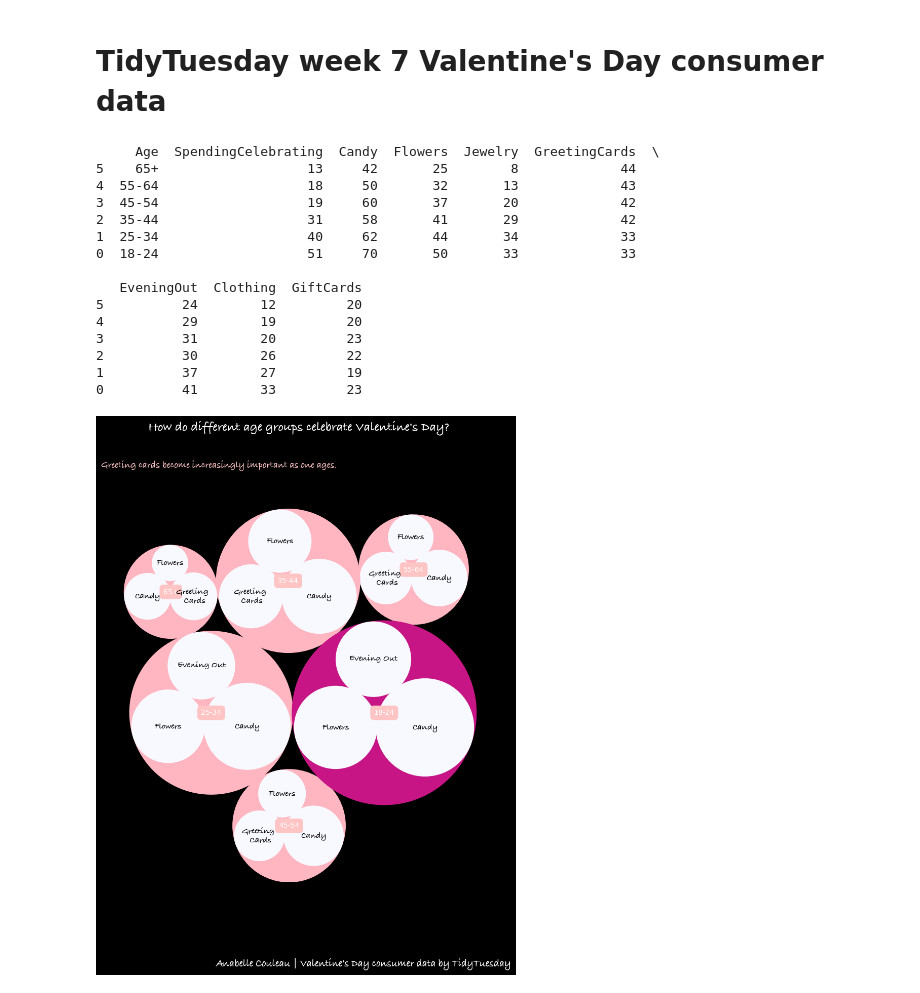
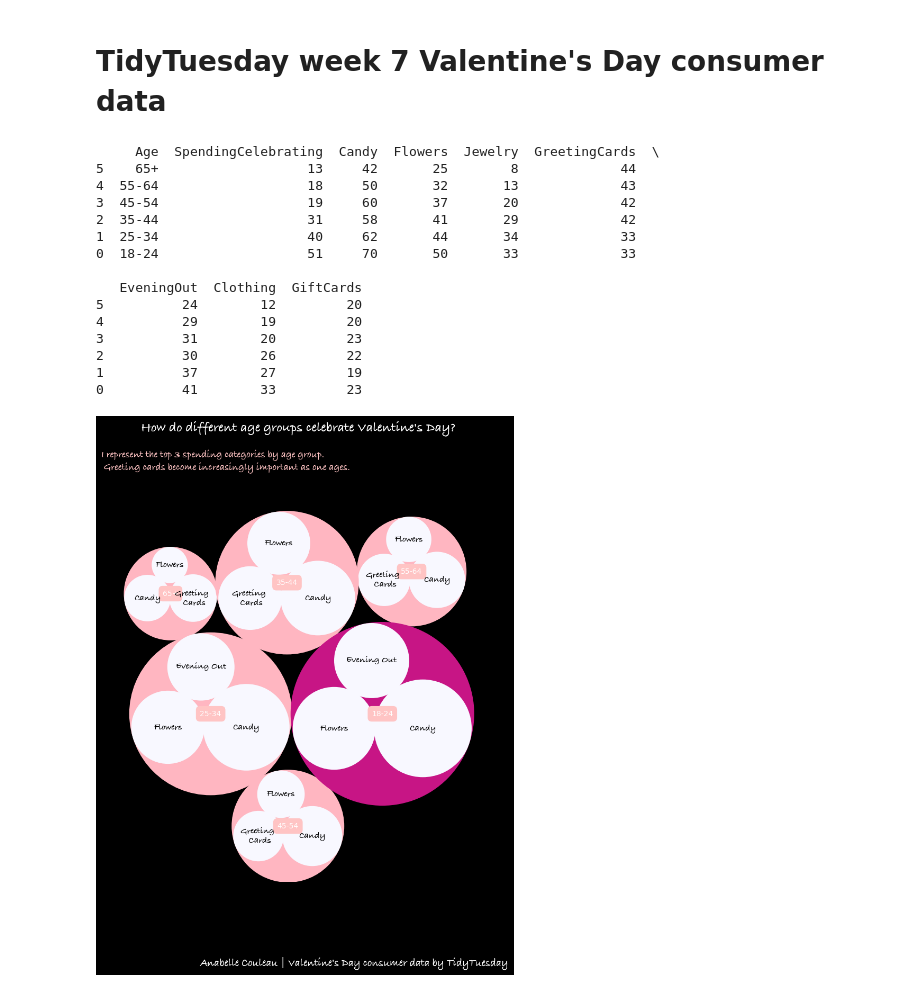
Before and after one commit to AnabelleCouleau/TidyTuesday, a Jupyter notebook: 2024-02-13.ipynb, the cells around one changed output. Saved outputs shown, nothing was run; the diff lists cells and outputs as text; code cells hidden in the pictures.

```diff
--- a/2024-02-13.ipynb
+++ b/2024-02-13.ipynb
@@ -65,32 +65,32 @@ for circle, label, color, row in zip(circles, labels, colors, range(6)):
 plt.suptitle('How do different age groups celebrate Valentine\'s Day?', fontname='Bradley Hand', fontsize=18, color='white')
 
 #Plot title
-plt.title("Greeting cards become increasingly important as one ages.", loc='left', fontname='Bradley Hand', fontsize=13, color='#ffc4c4', weight='bold')
+plt.title("I represent the top 3 spending categories by age group. \n Greeting cards become increasingly important as one ages.", loc='left', fontname='Bradley Hand', fontsize=13, color='#ffc4c4', weight='bold')
 
 # Add a footnote below and to the right side of the chart
 ax.tick_params(labelsize = 14)
 ax.annotate('Anabelle Couleau | Valentine\'s Day consumer data by TidyTuesday',
             xy = (1.0, -0.2),
             xycoords='axes fraction',
             ha='right',
             va="center",
             fontsize=14, fontname='Bradley Hand')
 #fig.tight_layout()
 plt.show()
 # %% [output]
      Age  SpendingCelebrating  Candy  Flowers  Jewelry  GreetingCards  \
 5    65+                   13     42       25        8             44
 4  55-64                   18     50       32       13             43
 3  45-54                   19     60       37       20             42
 2  35-44                   31     58       41       29             42
 1  25-34                   40     62       44       34             33
 0  18-24                   51     70       50       33             33
 
    EveningOut  Clothing  GiftCards
 5          24        12         20
 4          29        19         20
 3          31        20         23
 2          30        26         22
 1          37        27         19
 0          41        33         23
-[figure, old version]
+[figure, new version]
```
